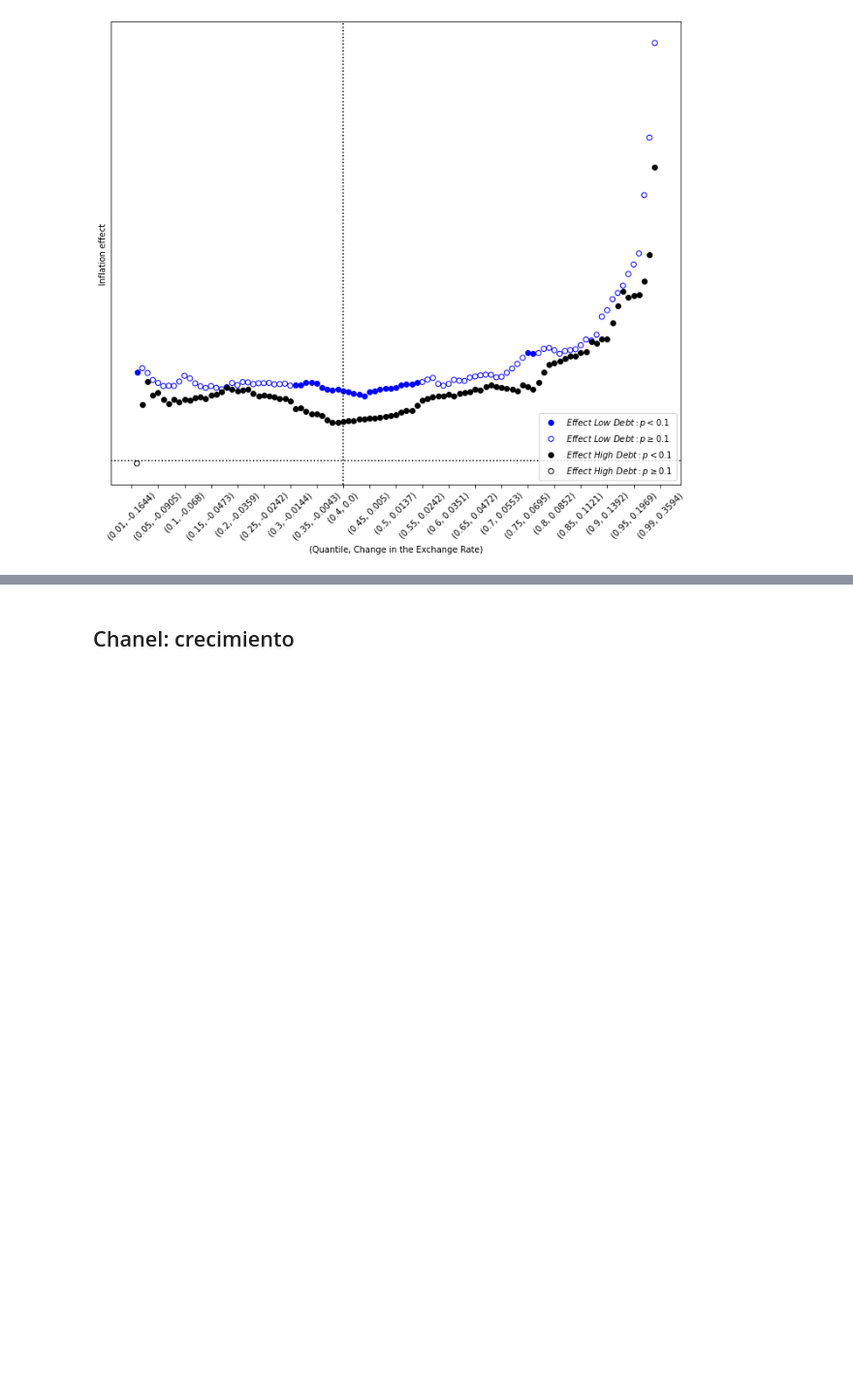
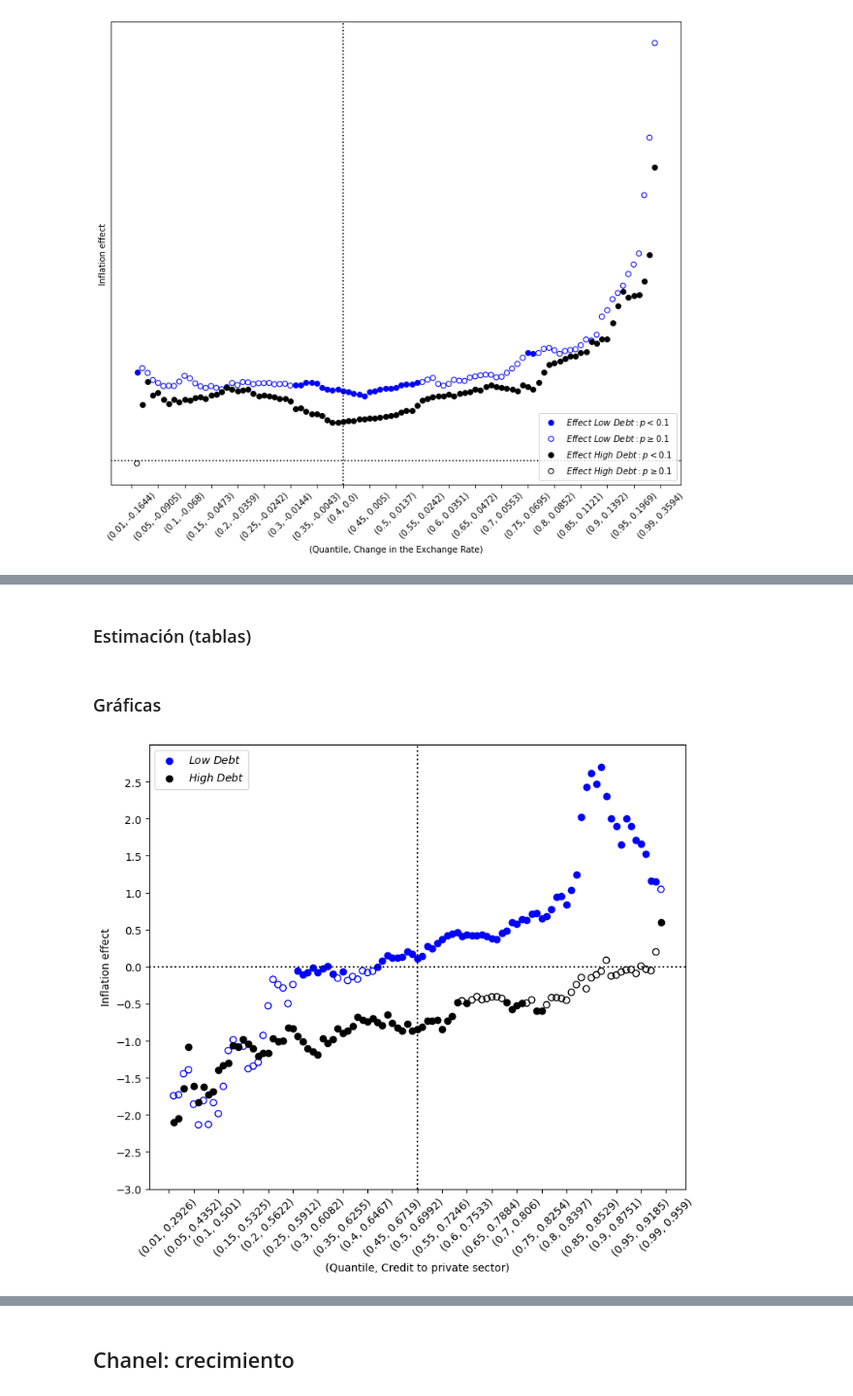
Before and after one commit to jguerrae/QuantilReg_InflationDebt, a Jupyter notebook: 3_ONE_SCRIPT.ipynb, the cells around one changed output, grey strips where cells are left out. Shown at 97% size. Saved outputs shown, nothing was run; the diff lists cells and outputs as text; code cells hidden in the pictures; blank space fills up the shorter version.

```diff
--- a/3_ONE_SCRIPT.ipynb
+++ b/3_ONE_SCRIPT.ipynb
@@ -732,0 +1067,2 @@ for i in modelos:
+# %% [markdown]
+### Estimación (tablas)
@@ -732,0 +1115,2 @@ for i in modelos:
+# %% [markdown]
+### Gráficas
@@ -732,0 +1119,65 @@ for i in modelos:
+# %%
+for i in modelos:
+    result_df = pd.read_excel(i)
+    ###################################################################################################################################################################
+    plt.figure(figsize=(6*1.5, 5*1.5))
+
+    #SCATTER PLOT
+    bins = [0, 0.01, 0.05, 0.1, 0.15, 0.2, 1]
+    labels = [90, 70, 60, 40, 30, 20]
+
+    result_df["significativeb"] = result_df["p-valueb"].apply(lambda x: 1 if x<0.1 else 0)
+    significantb = result_df[result_df['significativeb'] == 1]
+    not_significantb = result_df[result_df['significativeb'] == 0]
+    plt.scatter(significantb['Quantile'], significantb['Slopeb'], marker='o', color='blue', label=r'$Low\ Debt $')
+    plt.scatter(not_significantb['Quantile'], not_significantb['Slopeb'], marker='o', facecolors='none', edgecolors='blue', label=None)
+
+
+    result_df['pc'] = pd.cut(result_df['p-value'], bins=bins, labels=labels, include_lowest=True, right=False)
+    result_df["significative"] = result_df["p-value"].apply(lambda x: 1 if x<0.1 else 0)
+    significant = result_df[result_df['significative'] == 1]
+    not_significant = result_df[result_df['significative'] == 0]
+    # plt.scatter(significant['Quantile'], significant['Slope'], marker='o', color='black', label=r'$\pi \times HD: p<0.1$')
+    # plt.scatter(not_significant['Quantile'], not_significant['Slope'], marker='o', facecolors='none', edgecolors='black', label=r'$\pi \times HD: p \geq 0.1$')
+    plt.scatter(significant['Quantile'], significant['Slope'], marker='o', color='black', label=r'$High\ Debt $')
+    plt.scatter(not_significant['Quantile'], not_significant['Slope'], marker='o', facecolors='none', edgecolors='black', label=None)
+
+
+    ############################################################################################
+    # LINEAS DE THRESHOLD
+    # Add a vertical line at x = threshold.Quantile with a label
+    # quantil_0 = result_df[result_df["Quantile_value"]>=0].Quantile.iloc[0]
+    plt.axhline(y=0, color='black', linestyle='dotted')  # Add a horizontal black dotted line at Y = 0
+    plt.axvline(x=0.5, color='black', linestyle='dotted')  # Add a horizontal black dotted line at Y = 0
+
+    ############################################################################################
+    #LABELS/LEYENDAS
+    plt.xlabel(f'(Quantile, Credit to private sector)')
+    plt.ylabel(f'Inflation effect')
+
+
+    ############################################################################################
+    # ymax = round(result_df["Slope"].max() + result_df["Slope"].std()/2,1)
+    # ymin = round(result_df["Slope"].min() - result_df["Slope"].std()/2,1)
+
+    ymax, ymin = 3, -3
+    # # ymax, ymin = 0.007, -0.002
+    plt.ylim(ymin, ymax)
+    plt.yticks(np.arange(ymin, ymax, 0.5))  # Set custom y-axis ticks with 0.05 unit jumps
+
+    qsticks= [0.01, 0.05, 0.10, 0.15, 0.20, 0.25, 0.30, 0.35, 0.40, 0.45, 0.50, 0.55, 0.60, 0.65, 0.70, 0.75, 0.80, 0.85, 0.90, 0.95, 0.99]
+    df_tick = result_df[result_df["Quantile"].isin(qsticks)]
+    custom_xticks = [(round(qs,3), round(qv,4)) for qs, qv in zip(df_tick['Quantile'], df_tick['Quantile_value'])]
+    plt.xticks(np.arange(0, 1.05, 0.05), custom_xticks,rotation=45)  # Include rotation for better visibility
+
+
+    # plt.scatter(result_df['Quantile'], result_df['freq']) #PONLE ACÁ EL EJE Y DEL LADO DERECHO
+
+    plt.legend()
+    plt.legend(scatterpoints=1, loc='upper left')
+    # plt.grid(True)
+    plt.savefig(i.replace(".xlsx", ".svg"), dpi = 300, bbox_inches='tight')
+    plt.grid(False)
+    plt.show()
+# %% [output]
+[figure, added]
```
Also changed, not shown: parts of 59 cells of this notebook.
